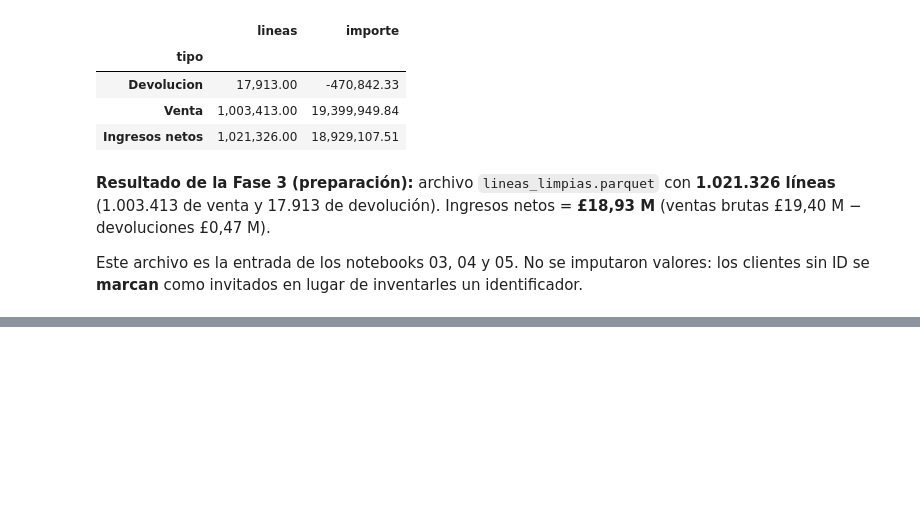
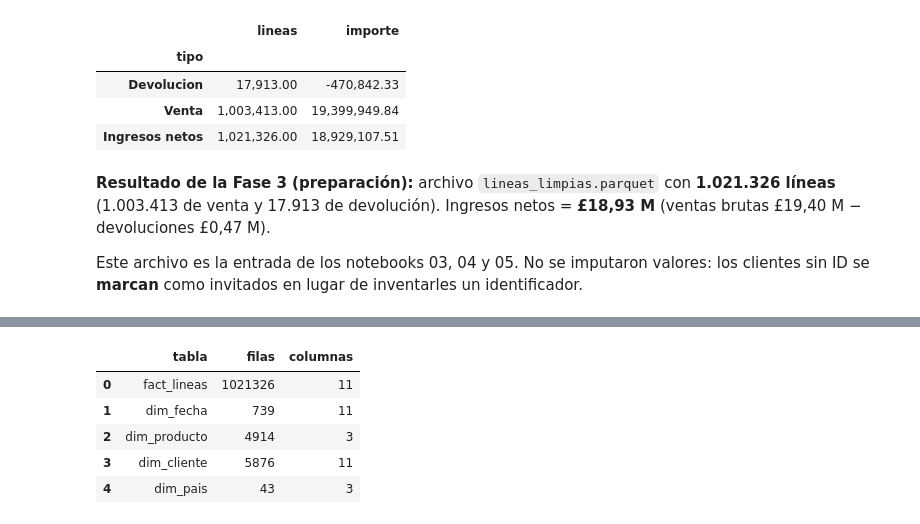
Before and after one commit to Xantyagoh/grupo3-bi-ecommerce, a Jupyter notebook: notebooks/02_preparacion_modelado.ipynb, the cells around one changed output, grey strips where cells are left out. Cells and saved outputs as stored; diff of their text form; code cells hidden in the pictures; blank space fills up the shorter version.

Commit message:
fase3: estructuracion del modelo dimensional en estrella (hechos + 4 dimensiones) para Power BI

```diff
--- a/notebooks/02_preparacion_modelado.ipynb
+++ b/notebooks/02_preparacion_modelado.ipynb
@@ -332,0 +357,81 @@ Este archivo es la entrada de los notebooks 03, 04 y 05. No se imputaron valores
+# %%
+modelo = final.copy()
+
+# --- dim_fecha (calendario continuo, sin huecos) ---
+cal = pd.DataFrame({'fecha': pd.date_range(modelo['fecha'].min(), modelo['fecha'].max(), freq='D')})
+meses = ['Ene', 'Feb', 'Mar', 'Abr', 'May', 'Jun', 'Jul', 'Ago', 'Sep', 'Oct', 'Nov', 'Dic']
+dias = ['Lunes', 'Martes', 'Miercoles', 'Jueves', 'Viernes', 'Sabado', 'Domingo']
+cal['anio'] = cal['fecha'].dt.year
+cal['trimestre'] = 'T' + cal['fecha'].dt.quarter.astype(str)
+cal['mes_num'] = cal['fecha'].dt.month
+cal['mes'] = cal['mes_num'].map(lambda m: meses[m - 1])
+cal['anio_mes'] = cal['fecha'].dt.to_period('M').astype(str)
+cal['semana_inicio'] = cal['fecha'].dt.to_period('W-SUN').dt.start_time
+cal['dia_semana_num'] = cal['fecha'].dt.dayofweek
+cal['dia_semana'] = cal['dia_semana_num'].map(lambda d: dias[d])
+cal['temporada'] = np.where(cal['mes_num'].isin([9, 10, 11]), 'Temporada alta (sep-nov)', 'Resto del anio')
+cal['mes_incompleto'] = cal['anio_mes'] == '2011-12'
+dim_fecha = cal
+
+# --- dim_producto ---
+dim_producto = (modelo.groupby('codigo')
+                .agg(descripcion=('descripcion', lambda s: s.mode().iloc[0]), precio_mediano=('precio', 'median'))
+                .reset_index())
+
+# --- dim_pais ---
+europa = {'EIRE', 'Germany', 'France', 'Netherlands', 'Spain', 'Switzerland', 'Belgium', 'Portugal', 'Sweden',
+          'Italy', 'Austria', 'Channel Islands', 'Denmark', 'Norway', 'Finland', 'Greece', 'Poland', 'Malta',
+          'Cyprus', 'Iceland', 'Lithuania', 'Czech Republic', 'European Community'}
+def region(p):
+    if p == 'United Kingdom': return 'Reino Unido'
+    if p == 'Unspecified': return 'Sin especificar'
+    return 'Europa' if p in europa else 'Resto del mundo'
+dim_pais = modelo[['pais', 'pais_grupo']].drop_duplicates().sort_values('pais').reset_index(drop=True)
+dim_pais['region'] = dim_pais['pais'].map(region)
+
+# --- dim_cliente (el cliente -1 agrupa las ventas sin identificar) ---
+modelo['cliente_key'] = modelo['cliente_id'].fillna(-1).astype('int64')
+ident = modelo[~modelo['es_invitado']]
+dim_cliente = (ident.groupby('cliente_key')
+               .agg(pais_principal=('pais', lambda s: s.mode().iloc[0]),
+                    primera_compra=('fecha', 'min'), ultima_compra=('fecha', 'max'))
+               .reset_index())
+n_pedidos = ident[ident['tipo'] == 'Venta'].groupby('cliente_key')['factura'].nunique().rename('pedidos')
+dim_cliente = dim_cliente.merge(n_pedidos, on='cliente_key', how='left')
+dim_cliente['pedidos'] = dim_cliente['pedidos'].fillna(0).astype(int)
+dim_cliente['tipo_cliente'] = 'Identificado'
+invitado = pd.DataFrame([{'cliente_key': -1, 'pais_principal': 'Varios', 'primera_compra': pd.NaT,
+                          'ultima_compra': pd.NaT, 'pedidos': 0, 'tipo_cliente': 'Invitado'}])
+dim_cliente = pd.concat([invitado, dim_cliente], ignore_index=True)
+
+# Recompra a 90 dias (misma logica que el notebook 04): 1er y 2o pedido de cada cliente.
+# Se calcula aqui para que Power BI solo tenga que contar (la medida DAX queda simple).
+ped = (ident[ident['tipo'] == 'Venta'].groupby(['cliente_key', 'factura'])['fecha'].min().reset_index()
+       .sort_values(['cliente_key', 'fecha', 'factura']))
+ped['n'] = ped.groupby('cliente_key').cumcount()
+p1 = ped[ped['n'] == 0].set_index('cliente_key')['fecha']
+p2 = ped[ped['n'] == 1].set_index('cliente_key')['fecha']
+dim_cliente['primera_compra'] = dim_cliente['cliente_key'].map(p1)
+dim_cliente['segunda_compra'] = dim_cliente['cliente_key'].map(p2)
+limite = modelo.loc[modelo['tipo'] == 'Venta', 'fecha'].max() - pd.Timedelta(days=90)
+dim_cliente['observable_90d'] = dim_cliente['primera_compra'] <= limite          # tuvo 90 dias para recomprar
+dim_cliente['recompra_90d'] = dim_cliente['observable_90d'] & ((dim_cliente['segunda_compra'] - dim_cliente['primera_compra']).dt.days <= 90)
+# Atributos del cliente para segmentar la recompra en el dashboard (mercado y epoca de captacion)
+dim_cliente['pais_grupo_cliente'] = np.where(dim_cliente['tipo_cliente'] == 'Invitado', 'Sin identificar',
+                                             np.where(dim_cliente['pais_principal'] == 'United Kingdom', 'Reino Unido', 'Exterior'))
+dim_cliente['captacion'] = np.where(dim_cliente['primera_compra'].dt.month.isin([9, 10, 11]), 'Temporada alta (sep-nov)', 'Resto del anio')
+
+obs = dim_cliente[dim_cliente['observable_90d']]
+print(f'Recompra a 90 dias: {obs["recompra_90d"].mean():.1%} ({len(obs):,} clientes observables)')
+print(obs.groupby('pais_grupo_cliente')['recompra_90d'].mean().map('{:.1%}'.format).to_dict())
+print(obs.groupby('captacion')['recompra_90d'].mean().map('{:.1%}'.format).to_dict())
+
+# --- fact_lineas ---
+fact_lineas = modelo[['factura', 'codigo', 'fecha', 'hora', 'cliente_key', 'pais', 'tipo',
+                      'cantidad', 'precio', 'importe', 'atipico_iqr']].copy()
+
+tablas = {'fact_lineas': fact_lineas, 'dim_fecha': dim_fecha, 'dim_producto': dim_producto,
+          'dim_cliente': dim_cliente, 'dim_pais': dim_pais}
+pd.DataFrame({'tabla': list(tablas), 'filas': [len(t) for t in tablas.values()],
+              'columnas': [t.shape[1] for t in tablas.values()]})
+# %% [output]
@@ -332,0 +441,6 @@ Este archivo es la entrada de los notebooks 03, 04 y 05. No se imputaron valores
+|  | tabla | filas | columnas |
+| 0 | fact_lineas | 1021326 | 11 |
+| 1 | dim_fecha | 739 | 11 |
+| 2 | dim_producto | 4914 | 3 |
+| 3 | dim_cliente | 5876 | 11 |
+| 4 | dim_pais | 43 | 3 |
```
Also changed, not shown: parts of 5 cells of this notebook, 5 other files.
